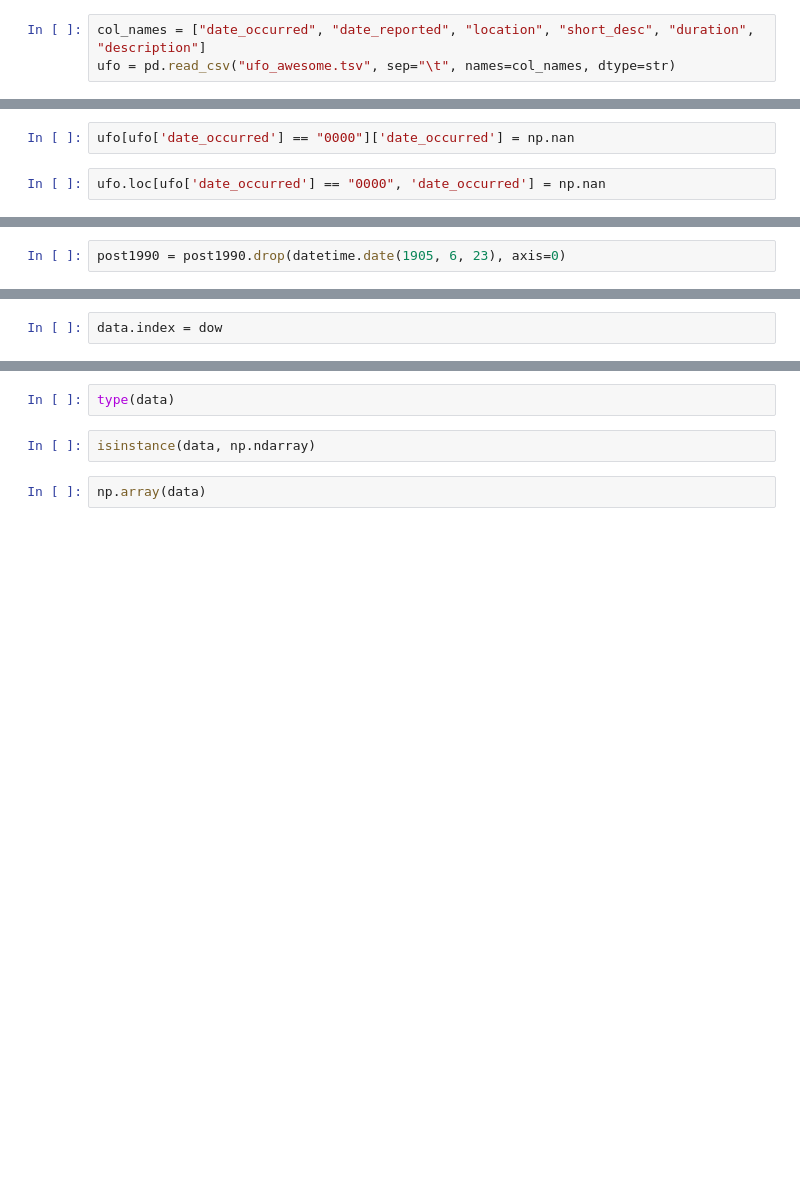
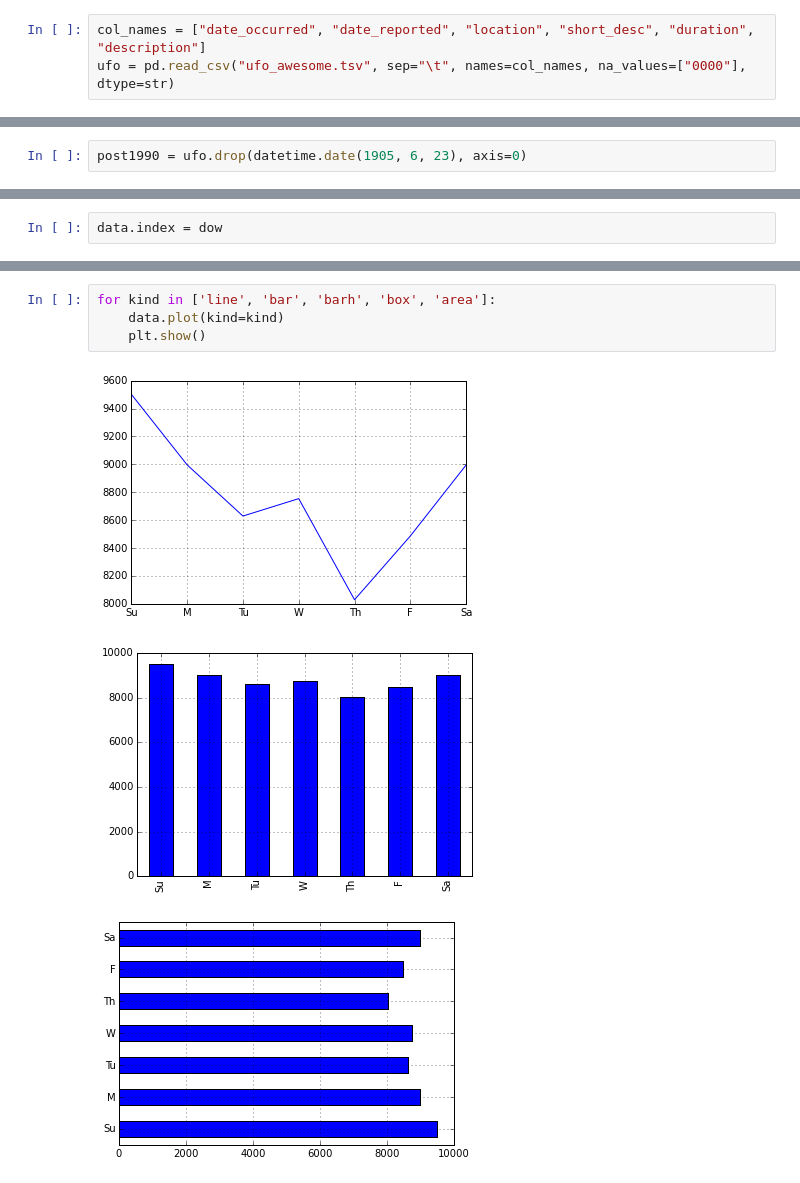
Before and after one commit to tiyd-python-2015-05/curriculum, a Jupyter notebook: data/week4/03 - UFO Sightings.ipynb, the cells around one changed output, grey strips where cells are left out. Drawn from its saved outputs; the diff is of its cells as text; blank space fills up the shorter version.

```diff
--- a/data/week4/03 - UFO Sightings.ipynb
+++ b/data/week4/03 - UFO Sightings.ipynb
@@ -41,6 +41,6 @@ import matplotlib.pyplot as plt
 %matplotlib inline
 # %%
 col_names = ["date_occurred", "date_reported", "location", "short_desc", "duration", "description"]
-ufo = pd.read_csv("ufo_awesome.tsv", sep="\t", names=col_names, dtype=str)
+ufo = pd.read_csv("ufo_awesome.tsv", sep="\t", names=col_names, na_values=["0000"], dtype=str)
 # %%
 ufo.head()
@@ -49,6 +63,2 @@ ufo.tail()
-# %%
-ufo[ufo['date_occurred'] == "0000"]['date_occurred'] = np.nan
-# %%
-ufo.loc[ufo['date_occurred'] == "0000", 'date_occurred'] = np.nan
 # %%
 ufo[ufo['date_occurred'].isnull()].head()
@@ -123,5 +134,5 @@ post1990.date_occurred.groupby(post1990.index).count()
 # %%
-post1990 = post1990.drop(datetime.date(1905, 6, 23), axis=0)
+post1990 = ufo.drop(datetime.date(1905, 6, 23), axis=0)
 # %%
 post1990.date_occurred.groupby(post1990.index).count().plot()
 # %%
@@ -146,6 +209,8 @@ data.plot(kind="pie")
-# %%
-type(data)
-# %%
-isinstance(data, np.ndarray)
-# %%
-np.array(data)
+# %%
+for kind in ['line', 'bar', 'barh', 'box', 'area']:
+    data.plot(kind=kind)
+    plt.show()
+# %% [output]
+[figure, added]
+[figure, added]
+[figure, added]
```
Also changed, not shown: parts of 18 cells of this notebook, 2 other files.
